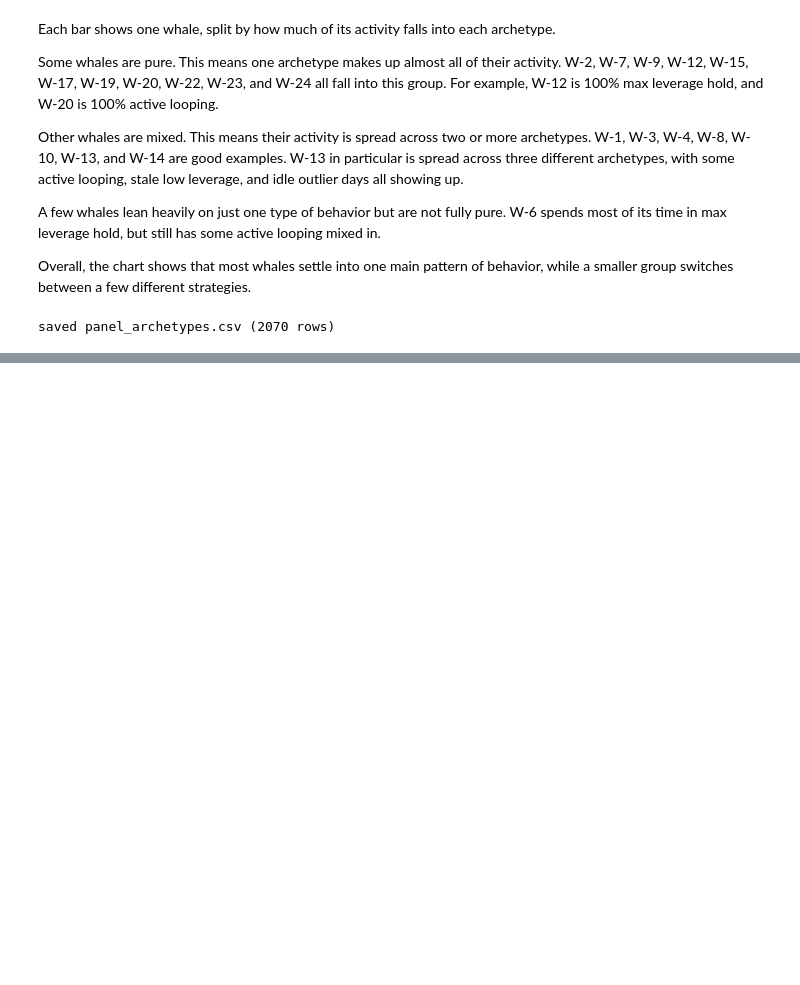
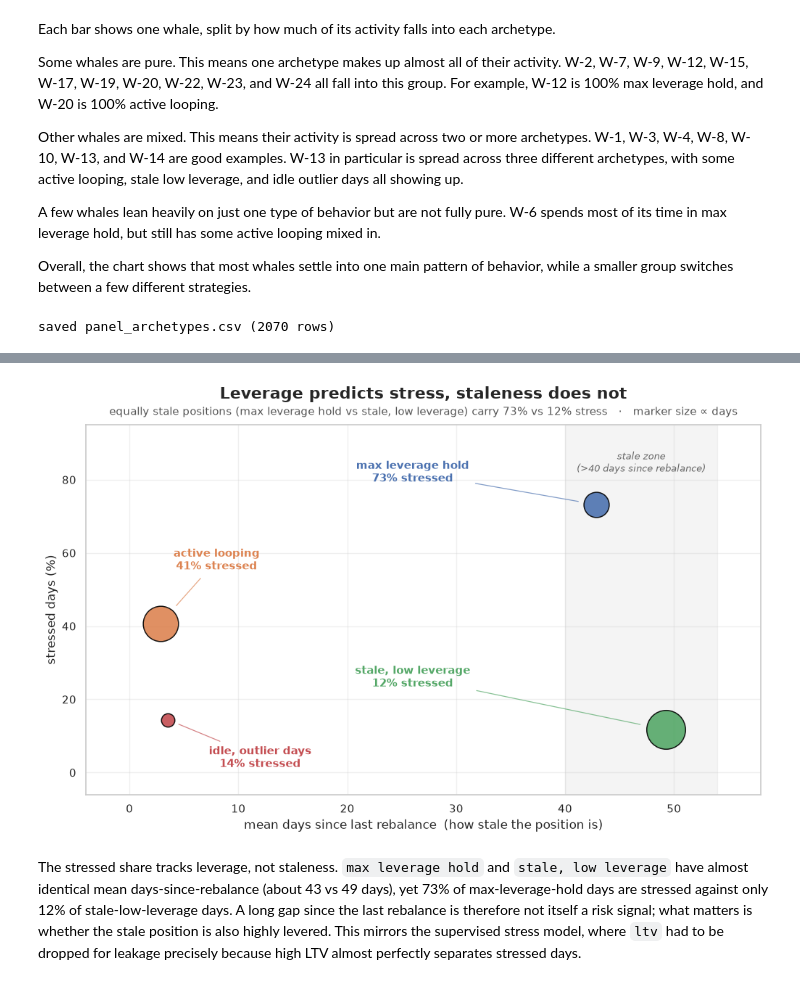
Before and after one commit to Igluminati/recursive-leverage-defi, a Jupyter notebook: analysis/whale-archetypes/03_balanced_clustering.ipynb, the cells around one changed output, grey strips where cells are left out. Drawn from its saved outputs; the diff is of its cells as text; code cells hidden in the pictures; blank space fills up the shorter version.

Commit message:
Add stress-label cross-check to balanced clustering notebook

```diff
--- a/analysis/whale-archetypes/03_balanced_clustering.ipynb
+++ b/analysis/whale-archetypes/03_balanced_clustering.ipynb
@@ -399,0 +439,54 @@ saved panel_archetypes.csv (2070 rows)
+# %%
+from pathlib import Path
+
+g = by_arch
+
+fig, ax = plt.subplots(figsize=(10.5, 6.5))
+
+# subtle "stale zone" band: both stale archetypes fall here; their vertical gap is the message
+ax.axvspan(40, 54, color="#999999", alpha=0.10, zorder=0)
+ax.text(47, 88, "stale zone\n(>40 days since rebalance)", ha="center", va="top",
+        fontsize=9.5, color="#666", style="italic")
+
+for name in order:
+    ax.scatter(g.loc[name, "days_since_rebalance"], g.loc[name, "stressed_pct"],
+               s=g.loc[name, "days"] * 1.7, color=colors[name],
+               edgecolor="black", linewidth=1.1, alpha=0.9, zorder=3)
+
+label_pos = {
+    "max leverage hold":   (26, 82),
+    "active looping":      (8, 58),
+    "stale, low leverage": (26, 26),
+    "idle, outlier days":  (12, 4),
+}
+for name in order:
+    tx, ty = label_pos[name]
+    r_pts = np.sqrt((g.loc[name, "days"] * 1.7) / np.pi)  # marker radius in points
+    ax.annotate(f"{name}\n{g.loc[name, 'stressed_pct']:.0f}% stressed",
+                (g.loc[name, "days_since_rebalance"], g.loc[name, "stressed_pct"]),
+                textcoords="data", xytext=(tx, ty),
+                fontsize=10.5, fontweight="bold", color=colors[name],
+                ha="center", va="center",
+                arrowprops=dict(arrowstyle="-", color=colors[name], lw=0.9,
+                                alpha=0.7, shrinkA=4, shrinkB=r_pts + 4))
+
+ax.set_xlabel("mean days since last rebalance  (how stale the position is)", fontsize=12.5)
+ax.set_ylabel("stressed days (%)", fontsize=12.5)
+ax.set_ylim(-6, 95)
+ax.set_xlim(-4, 58)
+ax.set_title("Leverage predicts stress, staleness does not", fontsize=15.5, fontweight="bold", pad=26)
+ax.text(0.5, 1.02,
+        "equally stale positions (max leverage hold vs stale, low leverage) carry "
+        "73% vs 12% stress   \u00b7   marker size \u221d days",
+        transform=ax.transAxes, ha="center", va="bottom", fontsize=10.5, color="#555")
+ax.grid(alpha=0.3, zorder=0)
+plt.tight_layout()
+
+figdir = Path("../../paper/overleaf_review/figures/unsupervised")
+figdir.mkdir(parents=True, exist_ok=True)
+plt.savefig(figdir / "stale-vs-stress.png", dpi=150, bbox_inches="tight")
+plt.show()
+# %% [output]
+[figure, added]
+# %% [markdown]
+The stressed share tracks leverage, not staleness. `max leverage hold` and `stale, low leverage` have almost identical mean days-since-rebalance (about 43 vs 49 days), yet 73% of max-leverage-hold days are stressed against only 12% of stale-low-leverage days. A long gap since the last rebalance is therefore not itself a risk signal; what matters is whether the stale position is also highly levered. This mirrors the supervised stress model, where `ltv` had to be dropped for leakage precisely because high LTV almost perfectly separates stressed days.
```
Also changed, not shown: parts of 4 cells of this notebook, 1 other file.
